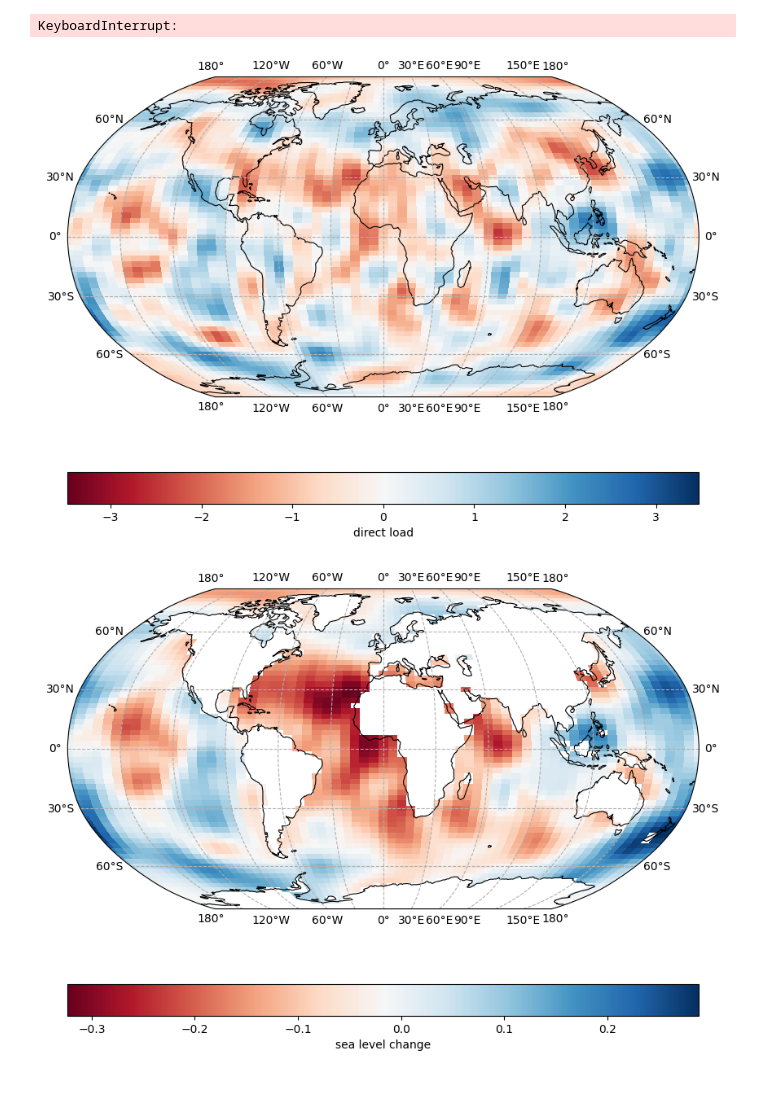
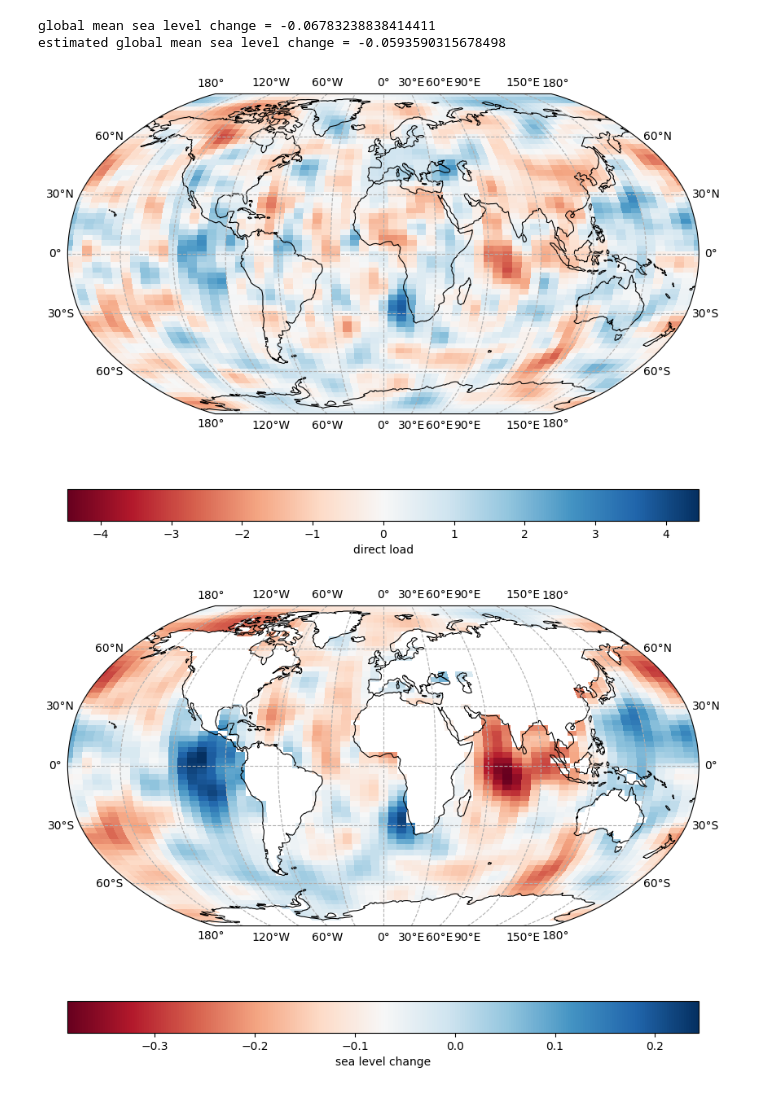
Before and after one commit to da380/pyslfp, a Jupyter notebook: tutorials/t7.ipynb, the cells around one changed output. Drawn from its saved outputs; the diff is of its cells as text; code cells hidden in the pictures.

```diff
--- a/tutorials/t7.ipynb
+++ b/tutorials/t7.ipynb
@@ -45,7 +45,7 @@ data_space = inf.EuclideanSpace((observation_degree+1)**2 - 4)
 data_error_measure = inf.GaussianMeasure.from_standard_deviation(data_space, 0.01)
 
 # Initialise the forward problem.
-rotational_feedbacks = False
+rotational_feedbacks = True
 rtol = 1e-6
 
 sea_level_operator = SeaLevelOperator(
@@ -124,39 +148,40 @@ RHS: -1625917712087778.8
 inversion = inf.LinearBayesianInversion(gfp, model_prior_measure)
 
 # Generate synthetic data.
 model, data = gfp.synthetic_model_and_data(model_prior_measure)
-sea_level_change = gfp.sea_level_operator(model)[0]
+sea_level_change = sea_level_operator(model)[0]
 
 # Plot the direct load input.
-fig, ax, im = fingerprint.plot(model, symmetric=True)
+fig, ax, im = sl.plot(model, symmetric=True)
 model_clim = im.get_clim()
 fig.colorbar(im, ax=ax, orientation="horizontal", label="direct load")
 
 # Plot the resulting sea level
-fig, ax, im = fingerprint.plot(sea_level_change, ocean_projection=True)
+fig, ax, im = sl.plot(sea_level_change * fingerprint.ocean_projection())
 sea_clim = im.get_clim()
 fig.colorbar(im, ax=ax, orientation="horizontal", label="sea level change")
 
 # Invert the data.
 pi = inversion.model_posterior_measure(data, inf.CGMatrixSolver())
 inverted_model = pi.expectation
-inverted_sea_level_change = gfp.sea_level_operator(inverted_model)[0]
+inverted_sea_level_change = sea_level_operator(inverted_model)[0]
 
 # Plot the inverted direct load input.
-fig, ax, im = fingerprint.plot(inverted_model, ice_projection=True)
+fig, ax, im = sl.plot(inverted_model * fingerprint.ice_projection())
 im.set_clim(model_clim)
 fig.colorbar(im, ax=ax, orientation="horizontal", label="inverted direct load")
 
 # Plot the resulting sea level
-fig, ax, im = fingerprint.plot(inverted_sea_level_change, ocean_projection=True)
+fig, ax, im = sl.plot(inverted_sea_level_change * fingerprint.ocean_projection())
 im.set_clim(sea_clim)
 fig.colorbar(im, ax=ax, orientation="horizontal", label="inverted sea level change")
 
 print(f"global mean sea level change = {fingerprint.ocean_average(sea_level_change)}")
 print(
     f"estimated global mean sea level change = {fingerprint.ocean_average(inverted_sea_level_change)}"
 )
 # %% [output]
-KeyboardInterrupt:
+global mean sea level change = -0.06783238838414411
+estimated global mean sea level change = -0.0593590315678498
-[figure, old version]
+[figure, new version]
-[figure, old version]
+[figure, new version]
```
Also changed, not shown: parts of 5 cells of this notebook, 2 other files.
